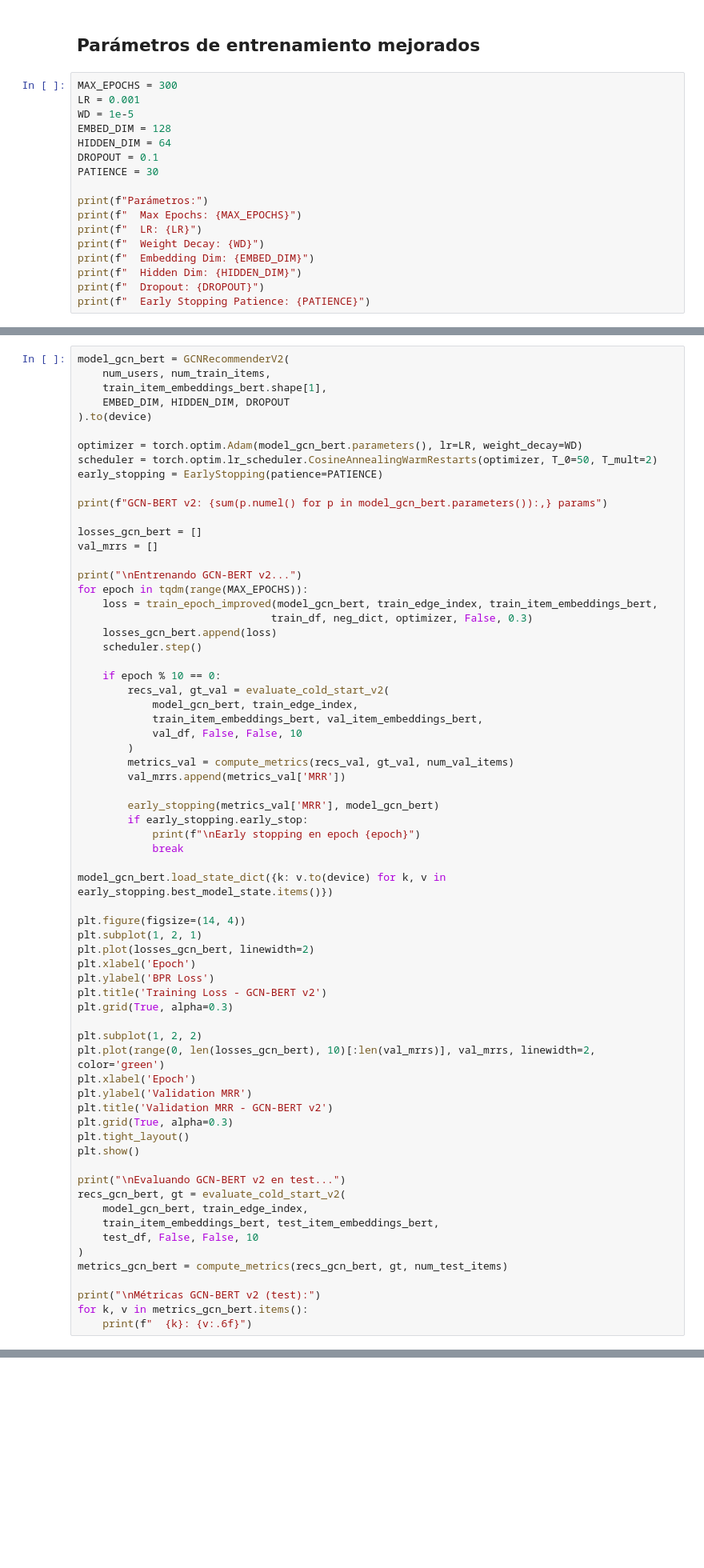
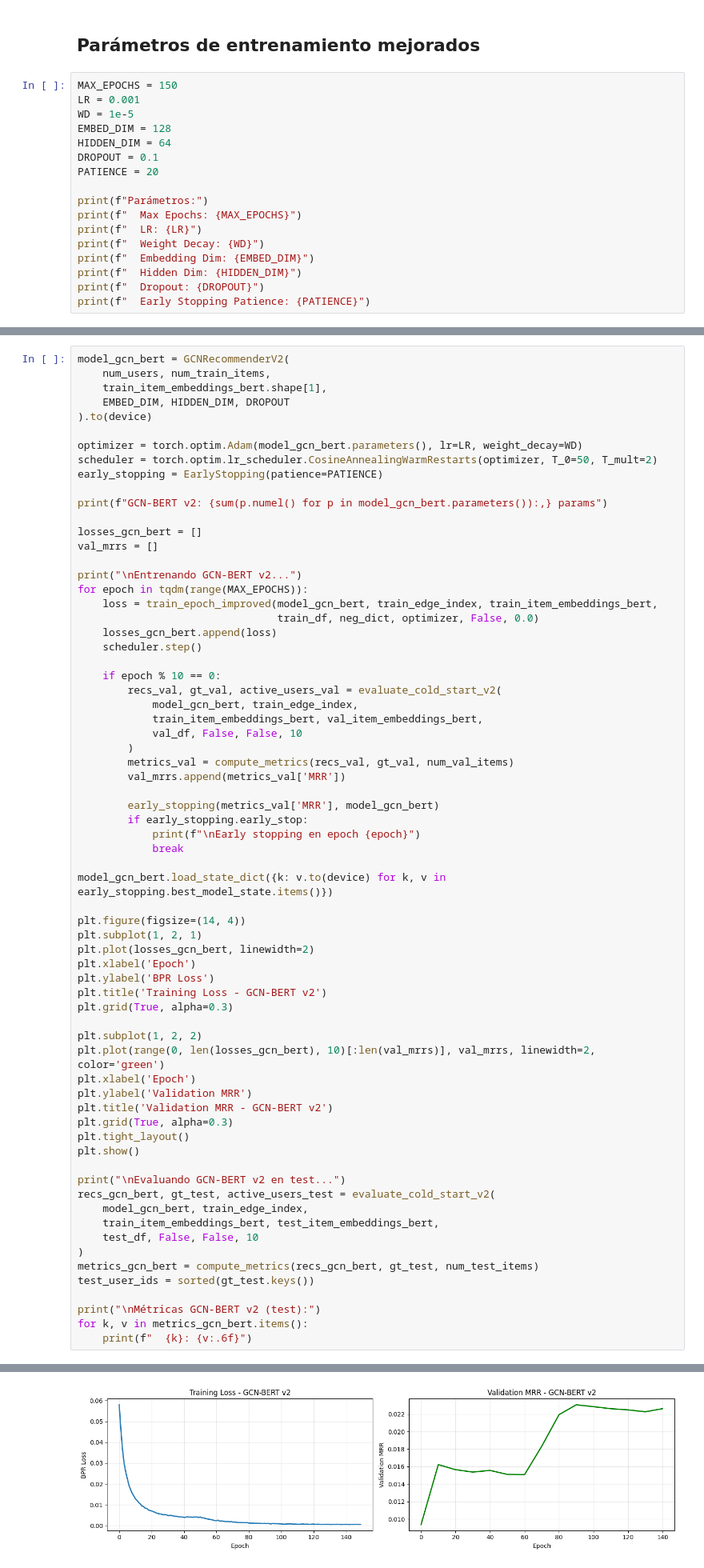
Before and after one commit to aLotOfGluten/IIC3633-Proyecto, a Jupyter notebook: midterm/Cold_Start_Recomendacion_Online_v2.ipynb, the cells around one changed output, grey strips where cells are left out. Shown at 80% size. Drawn from its saved outputs; the diff is of its cells as text; blank space fills up the shorter version.

```diff
--- a/midterm/Cold_Start_Recomendacion_Online_v2.ipynb
+++ b/midterm/Cold_Start_Recomendacion_Online_v2.ipynb
@@ -637,13 +654,13 @@ Funciones de training y evaluación mejoradas listas
 # %% [markdown]
 ## Parámetros de entrenamiento mejorados
 # %%
-MAX_EPOCHS = 300
+MAX_EPOCHS = 150
 LR = 0.001
 WD = 1e-5
 EMBED_DIM = 128
 HIDDEN_DIM = 64
 DROPOUT = 0.1
-PATIENCE = 30
+PATIENCE = 20
 
 print(f"Parámetros:")
 print(f"  Max Epochs: {MAX_EPOCHS}")
@@ -685,12 +702,12 @@ val_mrrs = []
 print("\nEntrenando GCN-BERT v2...")
 for epoch in tqdm(range(MAX_EPOCHS)):
     loss = train_epoch_improved(model_gcn_bert, train_edge_index, train_item_embeddings_bert,
-                               train_df, neg_dict, optimizer, False, 0.3)
+                                train_df, neg_dict, optimizer, False, 0.0)
     losses_gcn_bert.append(loss)
     scheduler.step()
 
     if epoch % 10 == 0:
-        recs_val, gt_val = evaluate_cold_start_v2(
+        recs_val, gt_val, active_users_val = evaluate_cold_start_v2(
             model_gcn_bert, train_edge_index,
             train_item_embeddings_bert, val_item_embeddings_bert,
             val_df, False, False, 10
@@ -708,32 +725,34 @@ model_gcn_bert.load_state_dict({k: v.to(device) for k, v in early_stopping.best_
 plt.figure(figsize=(14, 4))
 plt.subplot(1, 2, 1)
 plt.plot(losses_gcn_bert, linewidth=2)
 plt.xlabel('Epoch')
 plt.ylabel('BPR Loss')
 plt.title('Training Loss - GCN-BERT v2')
 plt.grid(True, alpha=0.3)
 
 plt.subplot(1, 2, 2)
 plt.plot(range(0, len(losses_gcn_bert), 10)[:len(val_mrrs)], val_mrrs, linewidth=2, color='green')
 plt.xlabel('Epoch')
 plt.ylabel('Validation MRR')
 plt.title('Validation MRR - GCN-BERT v2')
 plt.grid(True, alpha=0.3)
 plt.tight_layout()
 plt.show()
 
 print("\nEvaluando GCN-BERT v2 en test...")
-recs_gcn_bert, gt = evaluate_cold_start_v2(
+recs_gcn_bert, gt_test, active_users_test = evaluate_cold_start_v2(
     model_gcn_bert, train_edge_index,
     train_item_embeddings_bert, test_item_embeddings_bert,
     test_df, False, False, 10
 )
-metrics_gcn_bert = compute_metrics(recs_gcn_bert, gt, num_test_items)
+metrics_gcn_bert = compute_metrics(recs_gcn_bert, gt_test, num_test_items)
+test_user_ids = sorted(gt_test.keys())
 
 print("\nMétricas GCN-BERT v2 (test):")
 for k, v in metrics_gcn_bert.items():
     print(f"  {k}: {v:.6f}")
 # %% [output]
 GCN-BERT v2: 5,369,664 params
 
 Entrenando GCN-BERT v2...
+[figure, added]
```
Also changed, not shown: parts of 11 cells of this notebook.
